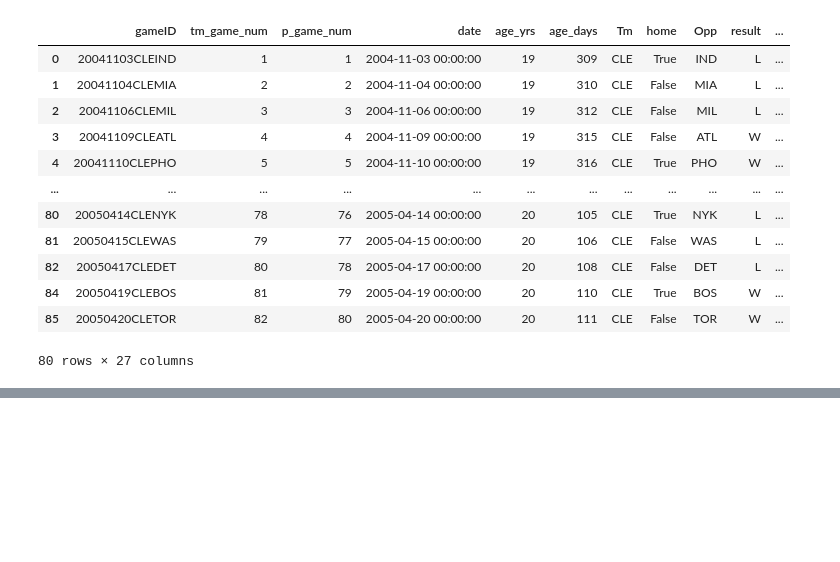
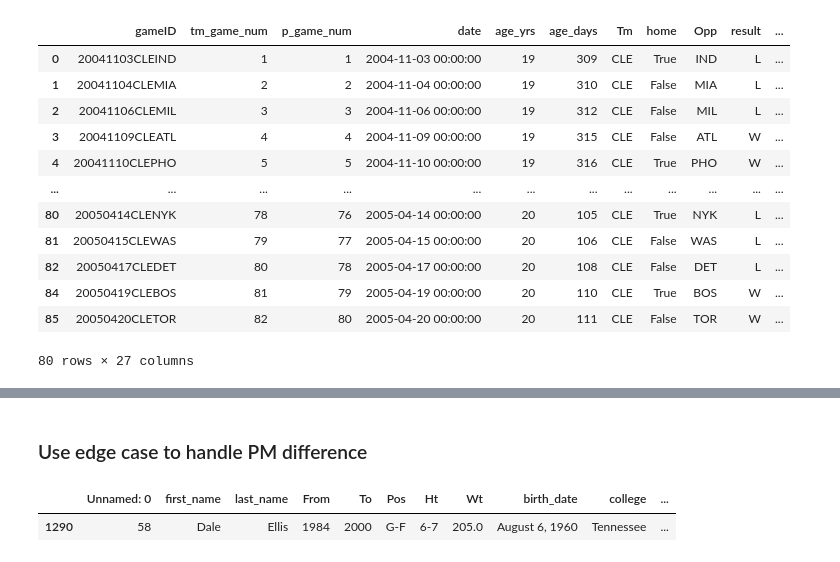
Before and after one commit to ericbackman/nba_data_scraper, a Jupyter notebook: player_game_log_scraping.ipynb, the cells around one changed output, grey strips where cells are left out. Saved outputs shown, nothing was run; the diff lists cells and outputs as text; code cells hidden in the pictures; blank space fills up the shorter version.

```diff
--- a/player_game_log_scraping.ipynb
+++ b/player_game_log_scraping.ipynb
@@ -546,0 +1117,2 @@ df2 = clean_player_adv_games_log(df)
+# %% [markdown]
+### Use edge case to handle PM difference
@@ -546,0 +1121,10 @@ df2 = clean_player_adv_games_log(df)
+# %%
+player_codes = pd.read_csv("~/github/nba_data_scraper/src/raw_data/nba_player_codes.csv")
+# %%
+first = "Dale"
+last = "Ellis"
+# %%
+player_codes[(player_codes.first_name == first) & (player_codes.last_name == last)]
+# %% [output]
+|  | Unnamed: 0 | first_name | last_name | From | To | Pos | Ht | Wt | birth_date | college | ... |
+| 1290 | 58 | Dale | Ellis | 1984 | 2000 | G-F | 6-7 | 205.0 | August 6, 1960 | Tennessee | ... |
```
Also changed, not shown: parts of 69 cells of this notebook, 2 other files.
